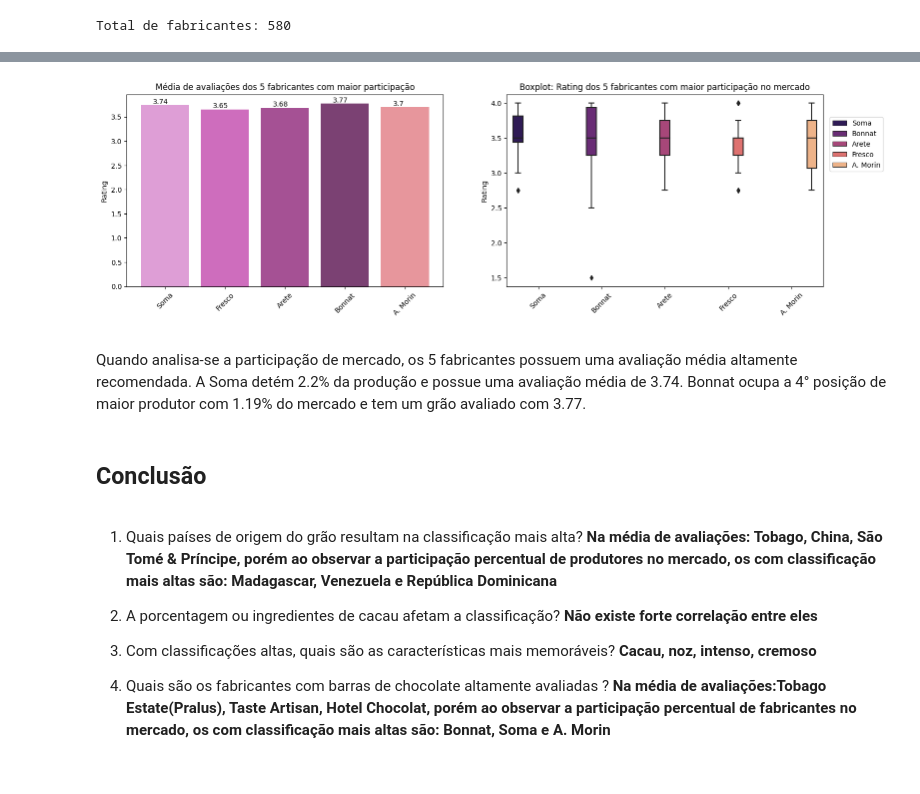
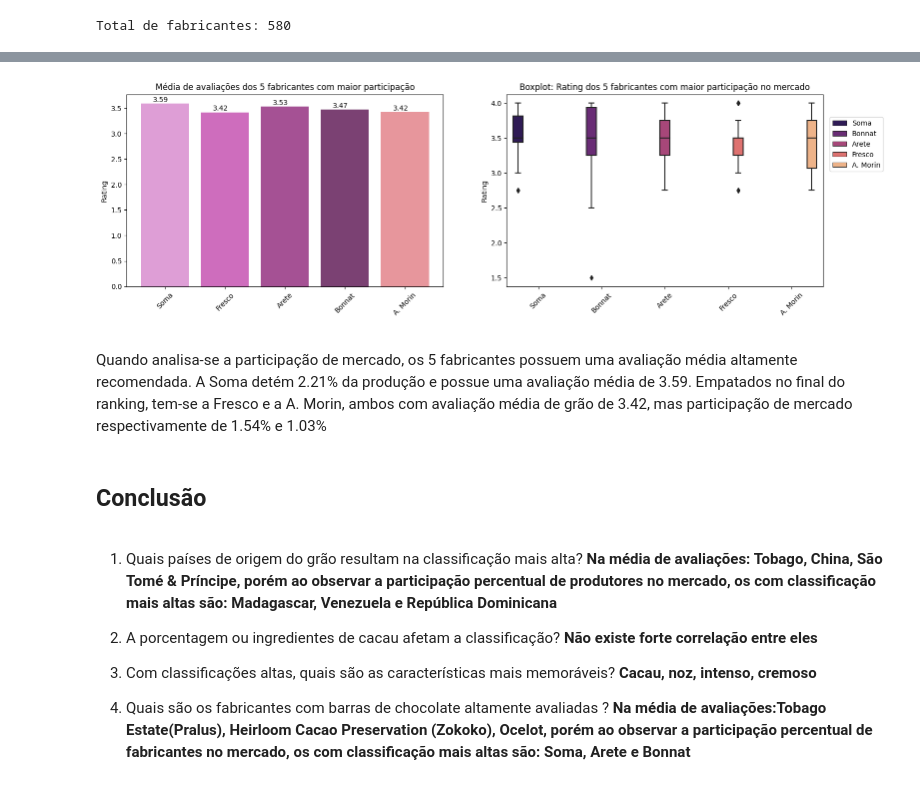
Before and after one commit to talitacgs/ChocolateBar_Analysis, a Jupyter notebook: chocolate_analysis.ipynb, the cells around one changed output, grey strips where cells are left out. Saved outputs shown, nothing was run; the diff lists cells and outputs as text; code cells hidden in the pictures.

```diff
--- a/chocolate_analysis.ipynb
+++ b/chocolate_analysis.ipynb
@@ -218,6 +218,18 @@ df_bean_sorted.head()
 | Sao Tome & Principe | 2020.000000 | 72.500000 | 3.500000 | 3.500000 |
 | Solomon Islands | 2017.400000 | 71.800000 | 2.900000 | 3.450000 |
 | Congo | 2013.090909 | 70.454545 | 3.454545 | 3.318182 |
+# %%
+#função retorna posição dos rótulos de dados nos bar chart
+def position(x):
+    posicao = [i for i in range(0,x,1)]
+
+    return posicao
+
+#função retorna altura nos bar chart
+def height(dataset_name):
+    altura = [round(i,2) for i in dataset_name]
+
+    return altura
 # %%
 fig,axes = plt.subplots(nrows=1,ncols=2,figsize=(16,5))
 
@@ -403,5 +389,5 @@ minimo rating: 3.5 - maximo rating: 4.0
 # %%
-df_manufacturer = df_highly_recommend.groupby("manufacturer").mean(numeric_only=True)
+df_manufacturer = df.groupby("manufacturer").mean(numeric_only=True)
 df_manufacturer_sorted = df_manufacturer.sort_values(by="rating",ascending=False)
 df_manufacturer_sorted.head()
 # %% [output]
@@ -488,19 +465,6 @@ df_manufacturer_participation.head()
 fig,axes = plt.subplots(nrows=1,ncols=2,figsize=(18,5))
 
 #Bar chart
-
-#--------------------------------------------------------------------------------------REFATORAR !!!!!
-j=0
-altura = []
-while j < 6:
-    for i in df_manufacturer_participation["rating"]:
-       altura.append(round(i,2))
-    j += 1
-
-posicao = []
-for i in range(0,5,1):
-   posicao.append(i)
-#--------------------------------------------------------------------------------------
 
 #plot(x,y)
 col_map = plt.get_cmap('tab20b_r')
@@ -512,38 +476,42 @@ axes[0].set(ylabel="Rating",
 
 axes[0].set_xticks(ticks = np.arange(5),labels = df_manufacturer_participation.index[:5],rotation = 45)
 
 #Colocando a quantidade em cada barra -> x=posição, y=altura, s=altura
 for i in range(5):
-   axes[0].text(x=posicao[i]-0.2, y=altura[i]+0.03, s=str(altura[i]),
-           fontsize=10)
+   axes[0].text(x = position(5)[i]-0.2,
+                y = height(df_manufacturer_participation["rating"])[i]+0.03,
+                s = str(height(df_manufacturer_participation["rating"])[i]),
+                fontsize=10)
 
 #Boxplot
 df_manufacturer_top_participation = df.loc[((df["manufacturer"] == "Soma")|
                               (df["manufacturer"] == "Fresco")|
                               (df["manufacturer"] == "Arete")|
                               (df["manufacturer"] == "Bonnat")|
                               (df["manufacturer"] == "A. Morin"))]
 
 df_manufacturer_top_participation = df_manufacturer_top_participation.sort_values(by="rating",ascending=False)
 
 #plot(x,y)
 sns.boxplot(x="manufacturer", y="rating",hue="manufacturer", palette="magma", data=df_manufacturer_top_participation,ax=axes[1]);
 
 axes[1].set_xticks(ticks = np.arange(5),labels = df_manufacturer_top_participation["manufacturer"].unique(),rotation = 45)
 
 #Definindo labels
 axes[1].set(xlabel = " ",
             ylabel="Rating",
             title="Boxplot: Rating dos 5 fabricantes com maior participação no mercado")
 
 
 axes[1].legend(bbox_to_anchor=(0.4, 0.8, 0.8, 0.1))
 
 plt.show()
+
+fig.savefig("images/manufacturer_percentual.png")
 # %% [output]
-[figure, old version]
+[figure, new version]
 # %% [markdown]
-Quando analisa-se a participação de mercado, os 5 fabricantes possuem uma avaliação média altamente recomendada. A Soma detém 2.2% da produção e possue uma avaliação média de 3.74. Bonnat ocupa a 4° posição de maior produtor com 1.19% do mercado e tem um grão avaliado com 3.77.
+Quando analisa-se a participação de mercado, os 5 fabricantes possuem uma avaliação média altamente recomendada. A Soma detém 2.21% da produção e possue uma avaliação média de 3.59. Empatados no final do ranking, tem-se a Fresco e a A. Morin, ambos com avaliação média de grão de 3.42, mas participação de mercado respectivamente de 1.54% e 1.03%
 # %% [markdown]
 ## Conclusão
 # %% [markdown]
@@ -553,4 +521,4 @@ Quando analisa-se a participação de mercado, os 5 fabricantes possuem uma aval
 
 3. Com classificações altas, quais são as características mais memoráveis? **Cacau, noz, intenso, cremoso**
 
-4. Quais são os fabricantes com barras de chocolate altamente avaliadas ? **Na média de avaliações:Tobago Estate(Pralus), Taste Artisan, Hotel Chocolat, porém ao observar a participação percentual de fabricantes no mercado, os com classificação mais altas são: Bonnat, Soma e A. Morin**
+4. Quais são os fabricantes com barras de chocolate altamente avaliadas ? **Na média de avaliações:Tobago Estate(Pralus), Heirloom Cacao Preservation (Zokoko), Ocelot, porém ao observar a participação percentual de fabricantes no mercado, os com classificação mais altas são: Soma, Arete e Bonnat**
```
Also changed, not shown: parts of 8 cells of this notebook.
